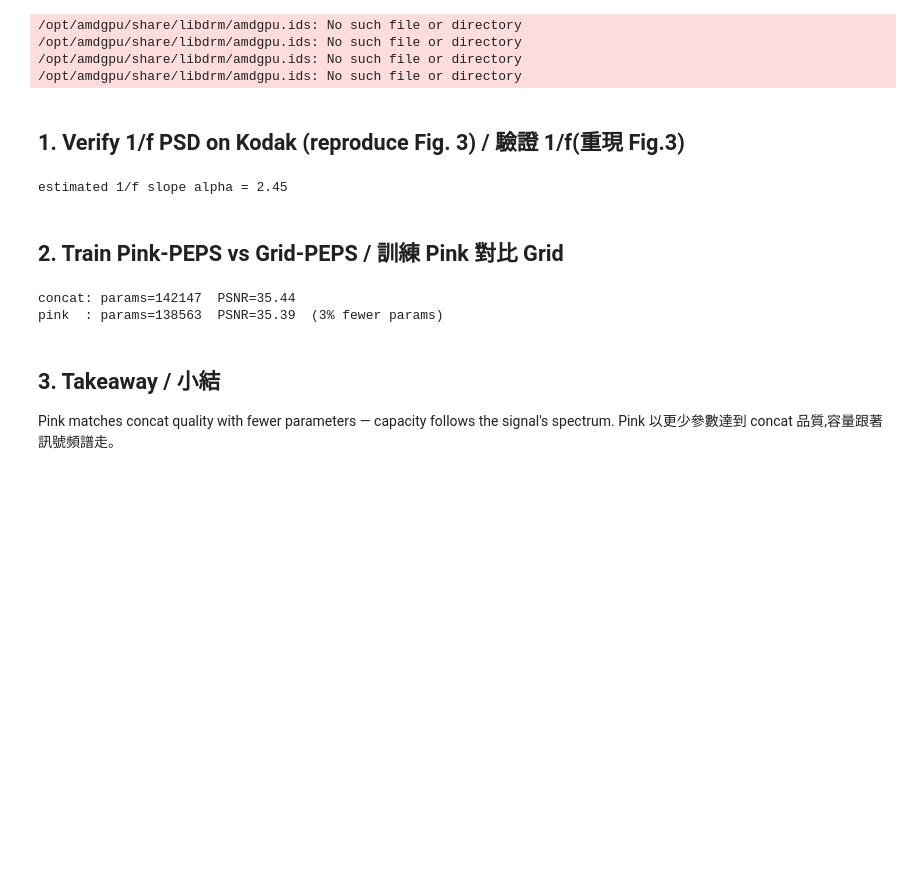
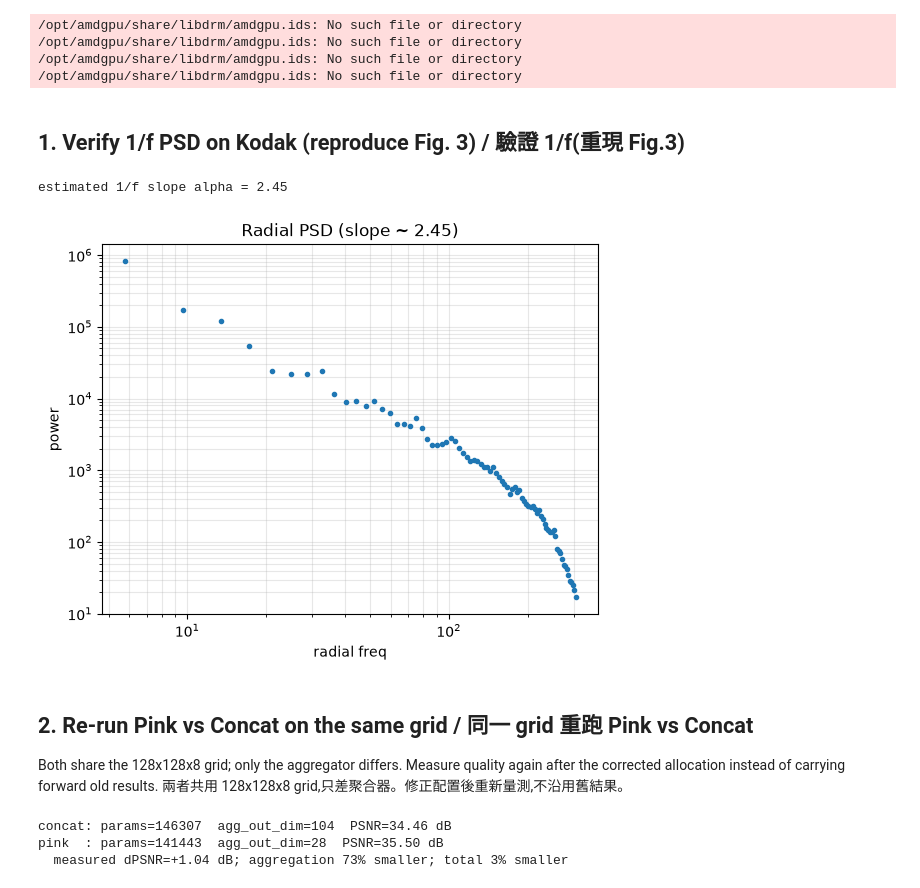
Before and after one commit to iiyyll01lin/yy-peps, a Jupyter notebook: notebooks/W06_pink_peps.ipynb, the cells around one changed output. Saved outputs shown, nothing was run; the diff lists cells and outputs as text; code cells hidden in the pictures; blank space fills up the shorter version.

```diff
--- a/notebooks/W06_pink_peps.ipynb
+++ b/notebooks/W06_pink_peps.ipynb
@@ -20,41 +25,44 @@ device cuda
 /opt/amdgpu/share/libdrm/amdgpu.ids: No such file or directory
 /opt/amdgpu/share/libdrm/amdgpu.ids: No such file or directory
 /opt/amdgpu/share/libdrm/amdgpu.ids: No such file or directory
-# %% [markdown]
-## 1. Verify 1/f PSD on Kodak (reproduce Fig. 3) / 驗證 1/f(重現 Fig.3)
-# %%
-from apps.image.data import load_image, find_kodak
-from peps.spectral import radial_psd, fit_one_over_f
-import numpy as np
-img = load_image(find_kodak(1), max_size=512)
-freqs, psd = radial_psd(img, nbins=80)
-alpha = fit_one_over_f(freqs, psd)
-print(f'estimated 1/f slope alpha = {alpha:.2f}')
-plt.loglog(freqs, psd, '.'); plt.xlabel('radial freq'); plt.ylabel('power')
-plt.title(f'Radial PSD (slope ~ {alpha:.2f})'); plt.grid(True, which='both', alpha=0.3); plt.show()
-# %% [output]
-estimated 1/f slope alpha = 2.45
 # %% [markdown]
-## 2. Train Pink-PEPS vs Grid-PEPS / 訓練 Pink 對比 Grid
+## 1. Verify 1/f PSD on Kodak (reproduce Fig. 3) / 驗證 1/f(重現 Fig.3)
 # %%
-from apps.image.data import image_to_coords_targets
-from apps.image.build import build_grid_peps
-from peps.train import fit, TrainConfig, render_full
-from peps.metrics import psnr
-coords, targets, (H, W) = image_to_coords_targets(img)
-def run(agg):
-    model, pc = build_grid_peps(resolution=128, feature_dim=8, num_frequencies=6, aggregator=agg)
-    fit(model, coords, targets, TrainConfig(steps=2500, batch_size=32768, lr=1e-2, device=device))
-    pred = render_full(model, coords, device=device).reshape(H, W, 3).clamp(0, 1)
-    return pc, psnr(pred, img)
-c_pc, c_ps = run('concat')
-p_pc, p_ps = run('pink')
-print(f'concat: params={c_pc}  PSNR={c_ps:.2f}')
-print(f'pink  : params={p_pc}  PSNR={p_ps:.2f}  ({100*(1-p_pc/c_pc):.0f}% fewer params)')
+from apps.image.data import load_image, find_kodak
+from peps.spectral import radial_psd, fit_one_over_f
+import numpy as np
+img = load_image(find_kodak(1), max_size=512)
+freqs, psd = radial_psd(img, nbins=80)
+alpha = fit_one_over_f(freqs, psd)
+print(f'estimated 1/f slope alpha = {alpha:.2f}')
+plt.loglog(freqs, psd, '.'); plt.xlabel('radial freq'); plt.ylabel('power')
+plt.title(f'Radial PSD (slope ~ {alpha:.2f})'); plt.grid(True, which='both', alpha=0.3); plt.show()
 # %% [output]
-concat: params=142147  PSNR=35.44
-pink  : params=138563  PSNR=35.39  (3% fewer params)
+estimated 1/f slope alpha = 2.45
+[figure, added]
 # %% [markdown]
-## 3. Takeaway / 小結
-Pink matches concat quality with fewer parameters — capacity follows the
-signal's spectrum. Pink 以更少參數達到 concat 品質,容量跟著訊號頻譜走。
+## 2. Re-run Pink vs Concat on the same grid / 同一 grid 重跑 Pink vs Concat
+Both share the 128x128x8 grid; only the aggregator differs. Measure quality
+again after the corrected allocation instead of carrying forward old results.
+兩者共用 128x128x8 grid,只差聚合器。修正配置後重新量測,不沿用舊結果。
+# %%
+from apps.image.data import image_to_coords_targets
+from apps.image.build import build_grid_peps
+from peps.train import fit, TrainConfig, render_full
+from peps.metrics import psnr
+coords, targets, (H, W) = image_to_coords_targets(img)
+def run(agg, res=128, fd=8, steps=2500):
+    model, pc = build_grid_peps(resolution=res, feature_dim=fd, num_frequencies=6, aggregator=agg)
+    fit(model, coords, targets, TrainConfig(steps=steps, batch_size=32768, lr=1e-2, device=device))
+    pred = render_full(model, coords, device=device).reshape(H, W, 3).clamp(0, 1)
+    return pc, psnr(pred, img), model.aggregator.out_dim
+c_pc, c_ps, c_od = run('concat')
+p_pc, p_ps, p_od = run('pink')
+print(f'concat: params={c_pc}  agg_out_dim={c_od}  PSNR={c_ps:.2f} dB')
+print(f'pink  : params={p_pc}  agg_out_dim={p_od}  PSNR={p_ps:.2f} dB')
+print(f'  measured dPSNR={p_ps-c_ps:+.2f} dB; '
+      f'aggregation {100*(1-p_od/c_od):.0f}% smaller; total {100*(1-p_pc/c_pc):.0f}% smaller')
+# %% [output]
+concat: params=146307  agg_out_dim=104  PSNR=34.46 dB
+pink  : params=141443  agg_out_dim=28  PSNR=35.50 dB
+  measured dPSNR=+1.04 dB; aggregation 73% smaller; total 3% smaller
```
Also changed, not shown: parts of 5 cells of this notebook, 9 other files.
